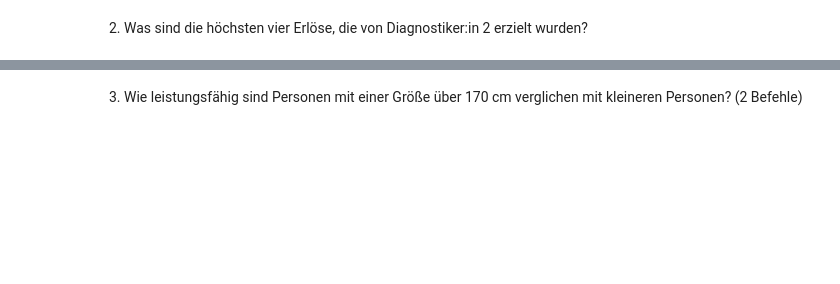
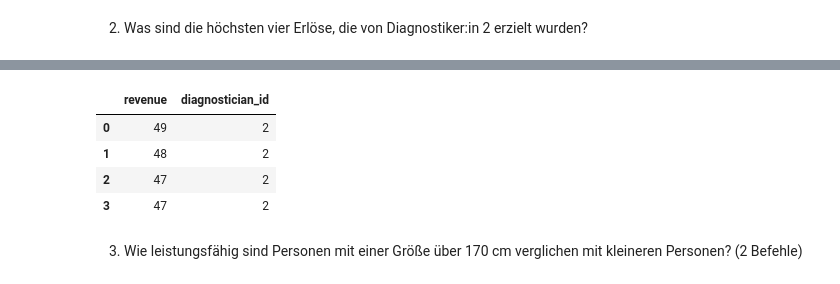
Before and after one commit to jhumci/MCI-MSE_Aufgaben, a Jupyter notebook: PÜ4/SQL-Übung.ipynb, the cells around one changed output, grey strips where cells are left out. Saved outputs shown, nothing was run; the diff lists cells and outputs as text; code cells hidden in the pictures; blank space fills up the shorter version.

```diff
--- a/PÜ4/SQL-Übung.ipynb
+++ b/PÜ4/SQL-Übung.ipynb
@@ -354,2 +336,11 @@ ps.sqldf(""" """)
+# %%
+
+ps.sqldf(""" SELECT revenue , diagnostician_id FROM performance_data where diagnostician_id=2 order by revenue desc limit 4""")
+# %% [output]
+|  | revenue | diagnostician_id |
+| 0 | 49 | 2 |
+| 1 | 48 | 2 |
+| 2 | 47 | 2 |
+| 3 | 47 | 2 |
 # %% [markdown]
 3. Wie leistungsfähig sind Personen mit einer Größe über 170 cm verglichen mit kleineren Personen? (2 Befehle)
```
Also changed, not shown: parts of 20 cells of this notebook.
